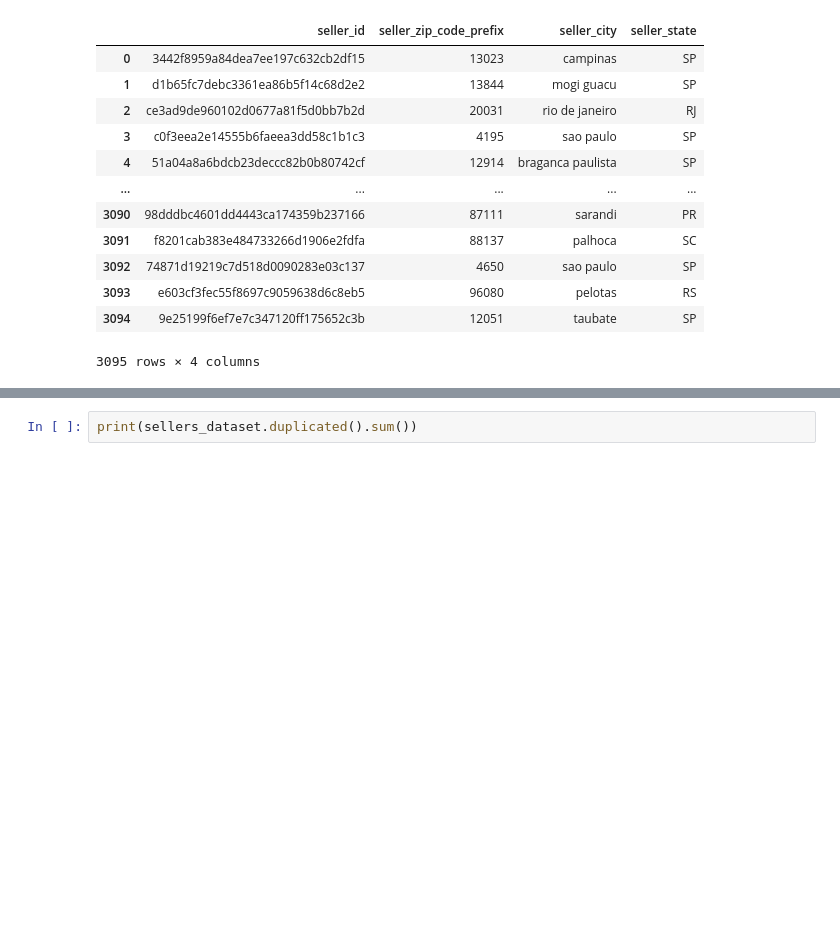
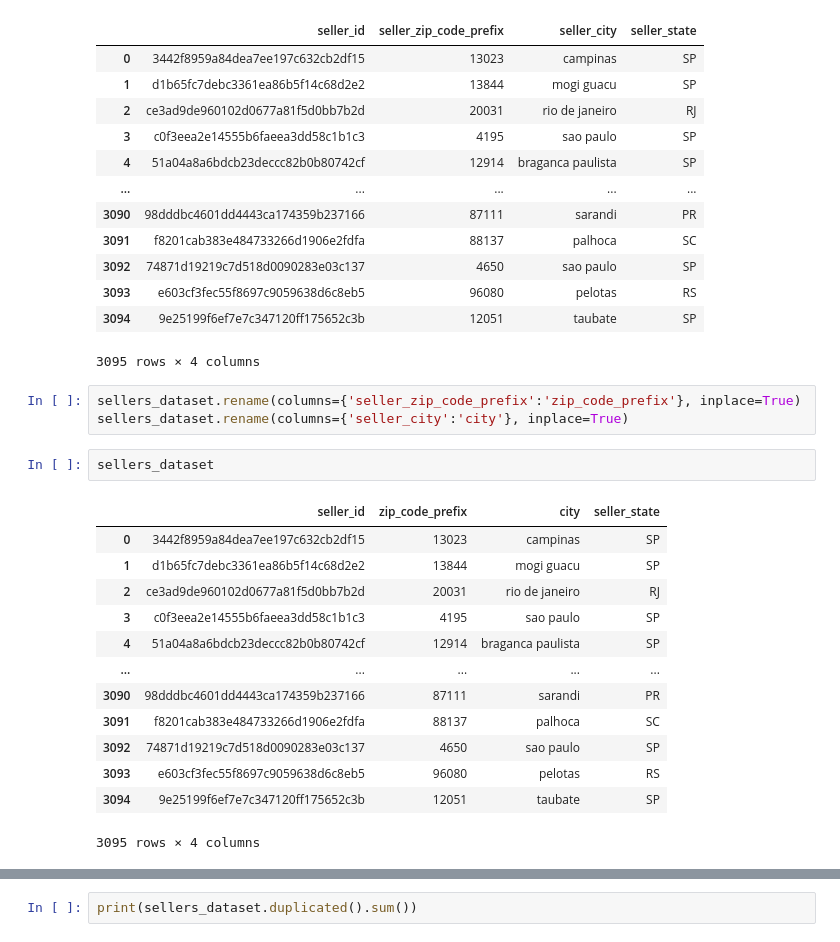
Before and after one commit to saikeerthan06/309-Project, a Jupyter notebook: xiu_wen.ipynb, the cells around one changed output, grey strips where cells are left out. Drawn from its saved outputs; the diff is of its cells as text; blank space fills up the shorter version.

```diff
--- a/xiu_wen.ipynb
+++ b/xiu_wen.ipynb
@@ -561,6 +543,25 @@ sellers_dataset
 | 3093 | e603cf3fec55f8697c9059638d6c8eb5 | 96080 | pelotas | RS |
 | 3094 | 9e25199f6ef7e7c347120ff175652c3b | 12051 | taubate | SP |
 3095 rows × 4 columns
+# %%
+sellers_dataset.rename(columns={'seller_zip_code_prefix':'zip_code_prefix'}, inplace=True)
+sellers_dataset.rename(columns={'seller_city':'city'}, inplace=True)
+# %%
+sellers_dataset
+# %% [output]
+|  | seller_id | zip_code_prefix | city | seller_state |
+| 0 | 3442f8959a84dea7ee197c632cb2df15 | 13023 | campinas | SP |
+| 1 | d1b65fc7debc3361ea86b5f14c68d2e2 | 13844 | mogi guacu | SP |
+| 2 | ce3ad9de960102d0677a81f5d0bb7b2d | 20031 | rio de janeiro | RJ |
+| 3 | c0f3eea2e14555b6faeea3dd58c1b1c3 | 4195 | sao paulo | SP |
+| 4 | 51a04a8a6bdcb23deccc82b0b80742cf | 12914 | braganca paulista | SP |
+| ... | ... | ... | ... | ... |
+| 3090 | 98dddbc4601dd4443ca174359b237166 | 87111 | sarandi | PR |
+| 3091 | f8201cab383e484733266d1906e2fdfa | 88137 | palhoca | SC |
+| 3092 | 74871d19219c7d518d0090283e03c137 | 4650 | sao paulo | SP |
+| 3093 | e603cf3fec55f8697c9059638d6c8eb5 | 96080 | pelotas | RS |
+| 3094 | 9e25199f6ef7e7c347120ff175652c3b | 12051 | taubate | SP |
+3095 rows × 4 columns
 # %%
 sellers_dataset.info()
 # %% [output]
```
Also changed, not shown: parts of 11 cells of this notebook.
